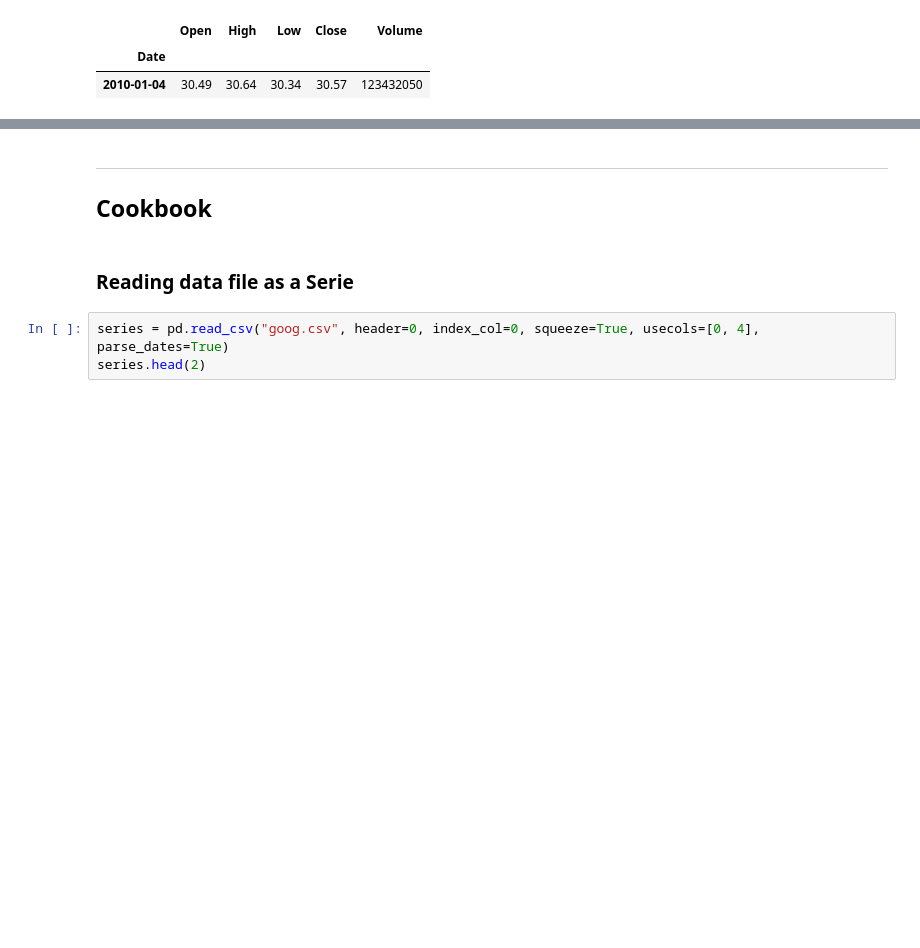
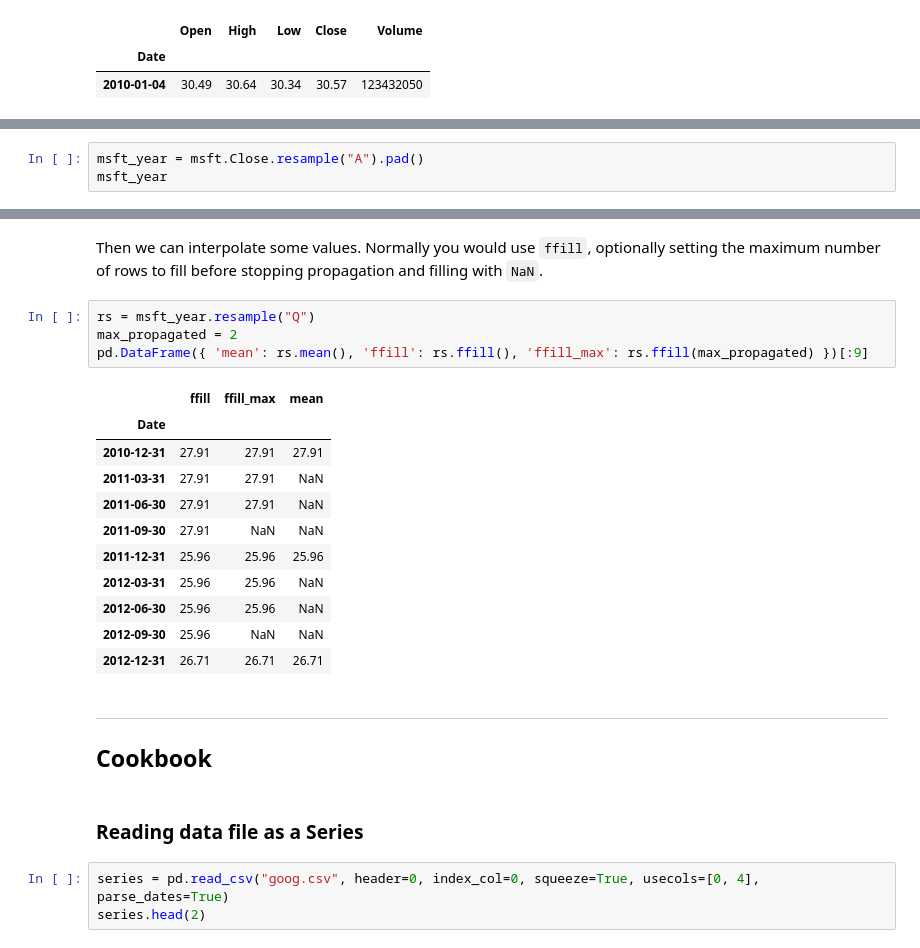
Before and after one commit to luisbelloch/pandas_notebooks, a Jupyter notebook: 01_getting_started.ipynb, the cells around one changed output, grey strips where cells are left out. Cells and saved outputs as stored; diff of their text form; blank space fills up the shorter version.

```diff
--- a/01_getting_started.ipynb
+++ b/01_getting_started.ipynb
@@ -198,0 +309,3 @@ aapl[:1]
+# %%
+msft_year = msft.Close.resample("A").pad()
+msft_year
@@ -199,9 +322,27 @@ aapl[:1]
+# %% [markdown]
+Then we can interpolate some values. Normally you would use `ffill`, optionally setting the maximum number of rows to fill before stopping propagation and filling with `NaN`.
+# %%
+rs = msft_year.resample("Q")
+max_propagated = 2
+pd.DataFrame({ 'mean': rs.mean(), 'ffill': rs.ffill(), 'ffill_max': rs.ffill(max_propagated) })[:9]
+# %% [output]
+|  | ffill | ffill_max | mean |
+| Date |  |  |  |
+| 2010-12-31 | 27.91 | 27.91 | 27.91 |
+| 2011-03-31 | 27.91 | 27.91 | NaN |
+| 2011-06-30 | 27.91 | 27.91 | NaN |
+| 2011-09-30 | 27.91 | NaN | NaN |
+| 2011-12-31 | 25.96 | 25.96 | 25.96 |
+| 2012-03-31 | 25.96 | 25.96 | NaN |
+| 2012-06-30 | 25.96 | 25.96 | NaN |
+| 2012-09-30 | 25.96 | NaN | NaN |
+| 2012-12-31 | 26.71 | 26.71 | 26.71 |
 # %% [markdown]
 ---
 
 ## Cookbook
 # %% [markdown]
-### Reading data file as a Serie
+### Reading data file as a Series
 # %%
 series = pd.read_csv("goog.csv", header=0, index_col=0, squeeze=True, usecols=[0, 4], parse_dates=True)
 series.head(2)
```
Also changed, not shown: parts of 20 cells of this notebook.
